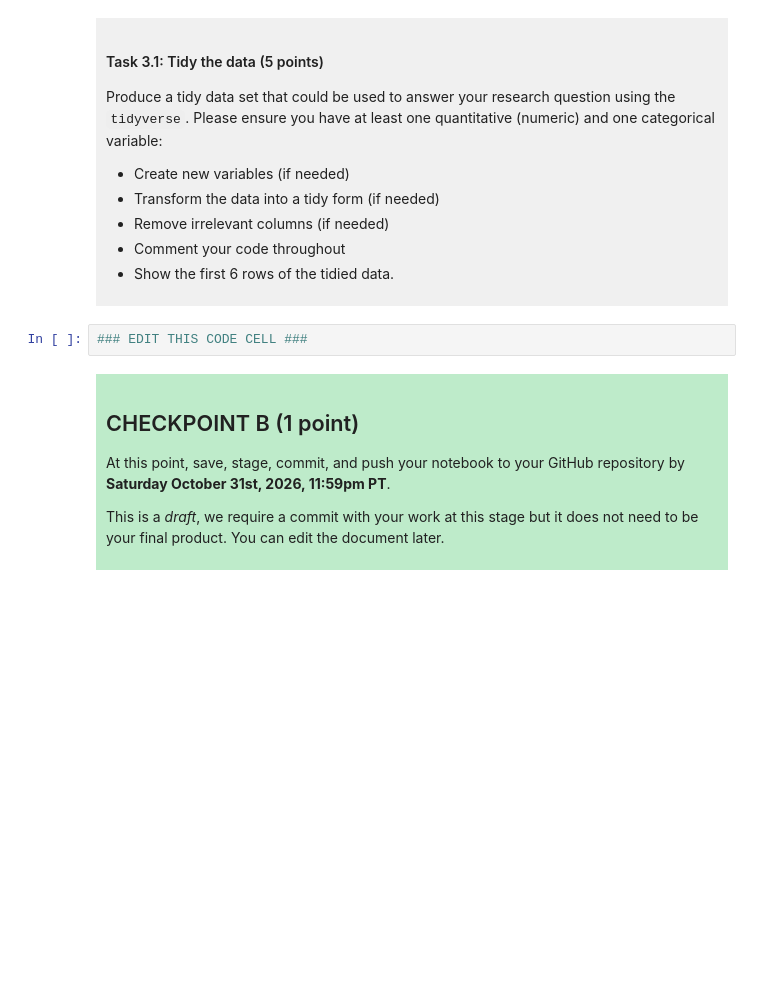
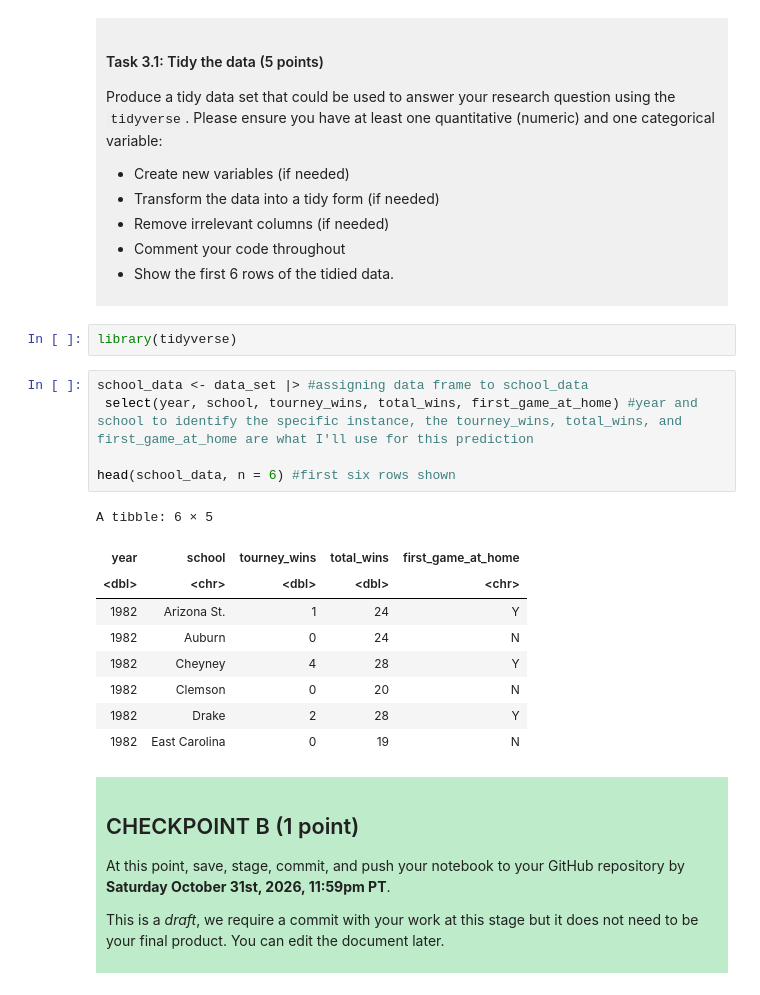
Before and after one commit to Chrobirb/dsci-100-project-abdulrahman-alsaeed, a Jupyter notebook: dsci-100-project-notebook.ipynb, the cells around one changed output. Cells and saved outputs as stored; diff of their text form; blank space fills up the shorter version.

```diff
--- a/dsci-100-project-notebook.ipynb
+++ b/dsci-100-project-notebook.ipynb
@@ -189,7 +219,22 @@ Produce a tidy data set that could be used to answer your research question usin
 
 </div>
 # %%
-### EDIT THIS CODE CELL ###
+library(tidyverse)
+# %%
+school_data <- data_set |> #assigning data frame to school_data
+ select(year, school, tourney_wins, total_wins, first_game_at_home) #year and school to identify the specific instance, the tourney_wins, total_wins, and first_game_at_home are what I'll use for this prediction
+
+head(school_data, n = 6) #first six rows shown
+# %% [output]
+A tibble: 6 × 5
+| year | school | tourney_wins | total_wins | first_game_at_home |
+| <dbl> | <chr> | <dbl> | <dbl> | <chr> |
+| 1982 | Arizona St. | 1 | 24 | Y |
+| 1982 | Auburn | 0 | 24 | N |
+| 1982 | Cheyney | 4 | 28 | Y |
+| 1982 | Clemson | 0 | 20 | N |
+| 1982 | Drake | 2 | 28 | Y |
+| 1982 | East Carolina | 0 | 19 | N |
 # %% [markdown]
 <div style="background-color: #beebca; padding: 10px;">
 
```
Also changed, not shown: parts of 3 cells of this notebook.
